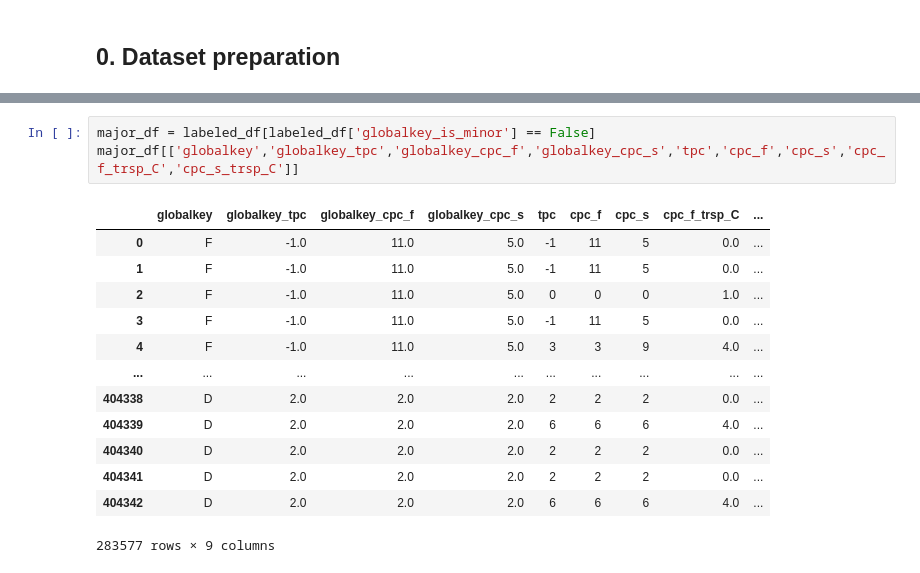
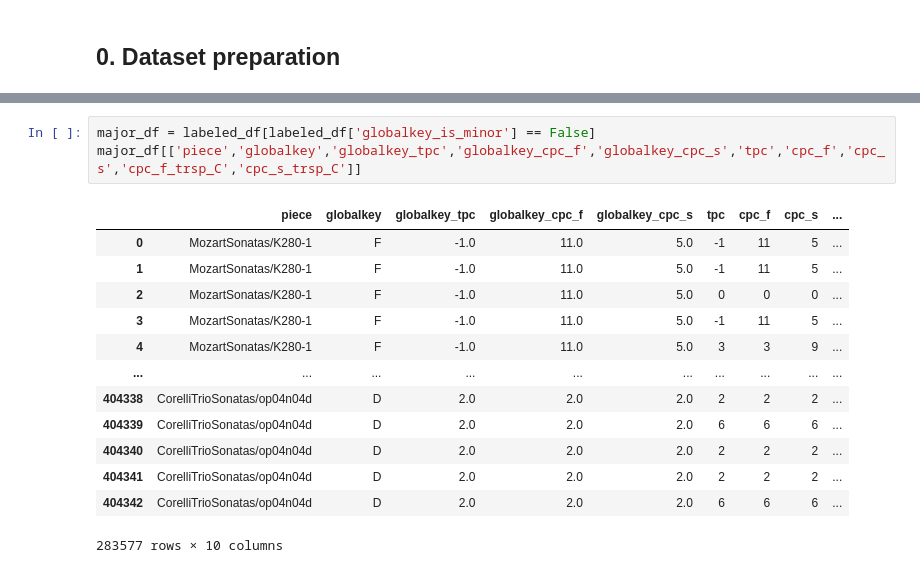
Before and after one commit to mikqs/digital-musicology, a Jupyter notebook: Group_6_A2/Group_6_A2.ipynb, the cells around one changed output, grey strips where cells are left out. Drawn from its saved outputs; the diff is of its cells as text.

```diff
--- a/Group_6_A2/Group_6_A2.ipynb
+++ b/Group_6_A2/Group_6_A2.ipynb
@@ -76,19 +70,19 @@ Wall time: 8.7 s
 # %%
 major_df = labeled_df[labeled_df['globalkey_is_minor'] == False]
-major_df[['globalkey','globalkey_tpc','globalkey_cpc_f','globalkey_cpc_s','tpc','cpc_f','cpc_s','cpc_f_trsp_C','cpc_s_trsp_C']]
+major_df[['piece','globalkey','globalkey_tpc','globalkey_cpc_f','globalkey_cpc_s','tpc','cpc_f','cpc_s','cpc_f_trsp_C','cpc_s_trsp_C']]
 # %% [output]
-|  | globalkey | globalkey_tpc | globalkey_cpc_f | globalkey_cpc_s | tpc | cpc_f | cpc_s | cpc_f_trsp_C | ... |
-| 0 | F | -1.0 | 11.0 | 5.0 | -1 | 11 | 5 | 0.0 | ... |
-| 1 | F | -1.0 | 11.0 | 5.0 | -1 | 11 | 5 | 0.0 | ... |
-| 2 | F | -1.0 | 11.0 | 5.0 | 0 | 0 | 0 | 1.0 | ... |
-| 3 | F | -1.0 | 11.0 | 5.0 | -1 | 11 | 5 | 0.0 | ... |
-| 4 | F | -1.0 | 11.0 | 5.0 | 3 | 3 | 9 | 4.0 | ... |
+|  | piece | globalkey | globalkey_tpc | globalkey_cpc_f | globalkey_cpc_s | tpc | cpc_f | cpc_s | ... |
+| 0 | MozartSonatas/K280-1 | F | -1.0 | 11.0 | 5.0 | -1 | 11 | 5 | ... |
+| 1 | MozartSonatas/K280-1 | F | -1.0 | 11.0 | 5.0 | -1 | 11 | 5 | ... |
+| 2 | MozartSonatas/K280-1 | F | -1.0 | 11.0 | 5.0 | 0 | 0 | 0 | ... |
+| 3 | MozartSonatas/K280-1 | F | -1.0 | 11.0 | 5.0 | -1 | 11 | 5 | ... |
+| 4 | MozartSonatas/K280-1 | F | -1.0 | 11.0 | 5.0 | 3 | 3 | 9 | ... |
 | ... | ... | ... | ... | ... | ... | ... | ... | ... | ... |
-| 404338 | D | 2.0 | 2.0 | 2.0 | 2 | 2 | 2 | 0.0 | ... |
-| 404339 | D | 2.0 | 2.0 | 2.0 | 6 | 6 | 6 | 4.0 | ... |
-| 404340 | D | 2.0 | 2.0 | 2.0 | 2 | 2 | 2 | 0.0 | ... |
-| 404341 | D | 2.0 | 2.0 | 2.0 | 2 | 2 | 2 | 0.0 | ... |
-| 404342 | D | 2.0 | 2.0 | 2.0 | 6 | 6 | 6 | 4.0 | ... |
+| 404338 | CorelliTrioSonatas/op04n04d | D | 2.0 | 2.0 | 2.0 | 2 | 2 | 2 | ... |
+| 404339 | CorelliTrioSonatas/op04n04d | D | 2.0 | 2.0 | 2.0 | 6 | 6 | 6 | ... |
+| 404340 | CorelliTrioSonatas/op04n04d | D | 2.0 | 2.0 | 2.0 | 2 | 2 | 2 | ... |
+| 404341 | CorelliTrioSonatas/op04n04d | D | 2.0 | 2.0 | 2.0 | 2 | 2 | 2 | ... |
+| 404342 | CorelliTrioSonatas/op04n04d | D | 2.0 | 2.0 | 2.0 | 6 | 6 | 6 | ... |
-283577 rows × 9 columns
+283577 rows × 10 columns
 # %%
 minor_df = labeled_df[labeled_df['globalkey_is_minor'] == True]
```
Also changed, not shown: parts of 9 cells of this notebook.
